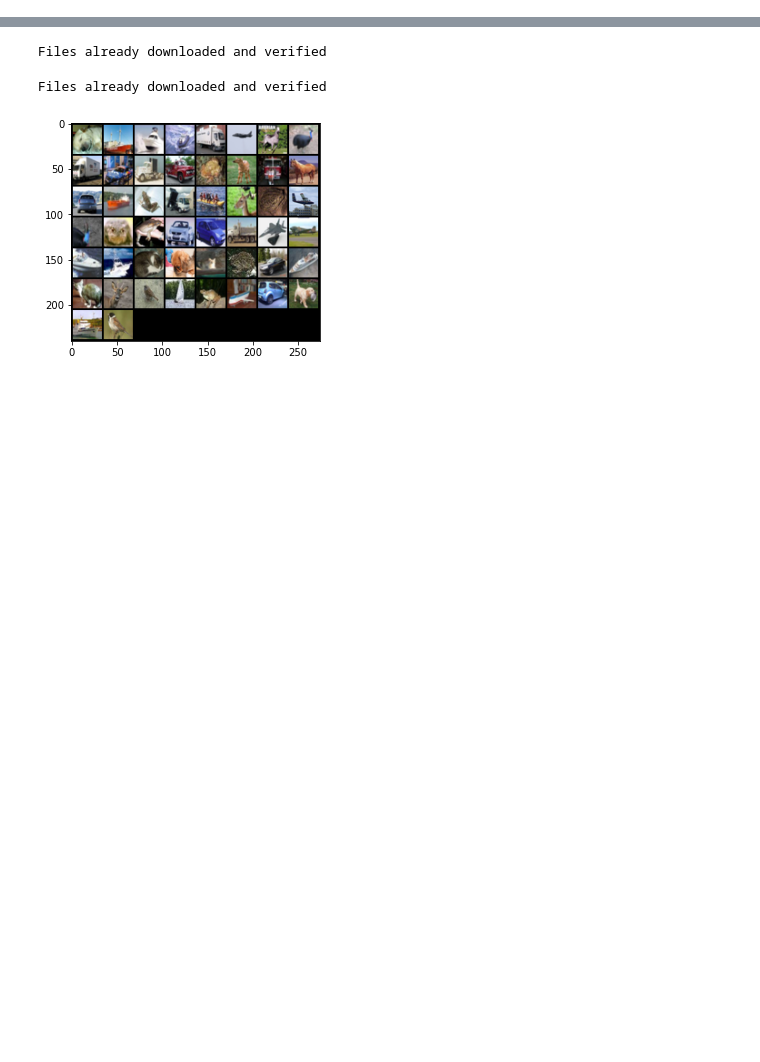
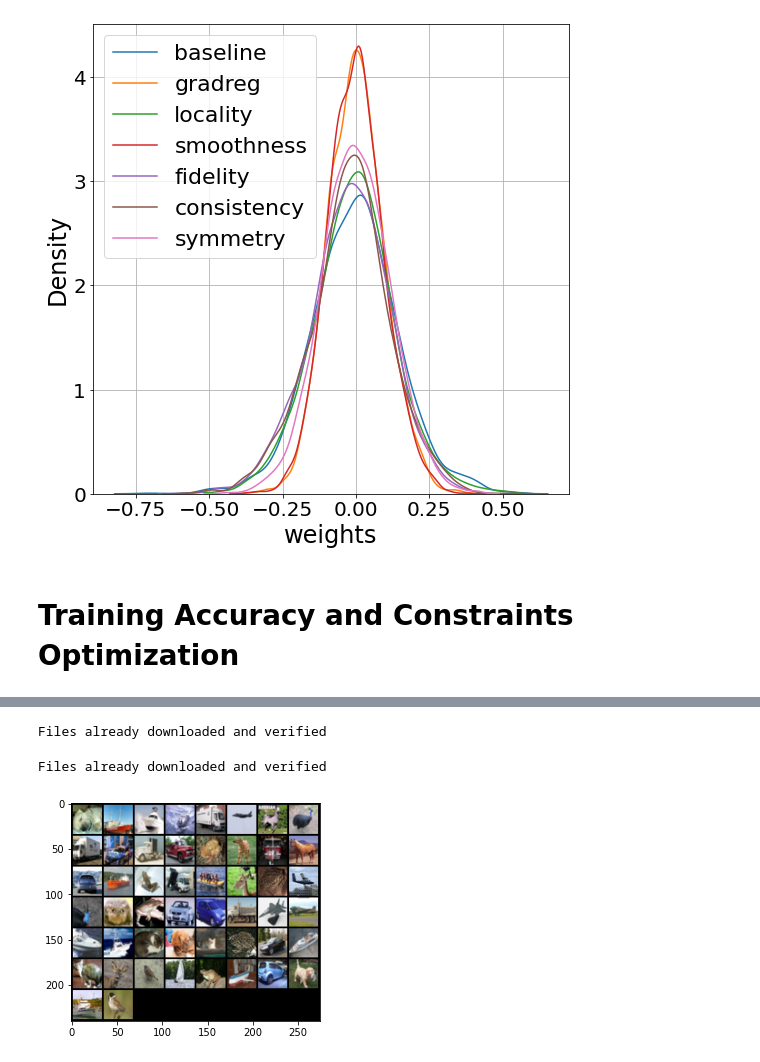
Before and after one commit to mikronco/xai-learning-constraints, a Jupyter notebook: model_training.ipynb, the cells around one changed output, grey strips where cells are left out. Saved outputs shown, nothing was run; the diff lists cells and outputs as text; code cells hidden in the pictures; blank space fills up the shorter version.

```diff
--- a/model_training.ipynb
+++ b/model_training.ipynb
@@ -23,3 +30,5 @@ from sklearn.cluster import MiniBatchKMeans
 # %%
 import ssl
 ssl._create_default_https_context = ssl._create_unverified_context
+# %%
+outfolder = r".\results\plots"
@@ -25,0 +41,8 @@ ssl._create_default_https_context = ssl._create_unverified_context
+# %%
+plt.rc("font", size=24)
+plt.rc("axes", labelsize=24)
+plt.rc("xtick", labelsize=20)
+plt.rc("ytick", labelsize=20)
+plt.rc("legend", fontsize=22)
+plt.rc("lines", markersize=20)
+plt.rcParams['axes.grid'] = True
@@ -25,0 +80,39 @@ ssl._create_default_https_context = ssl._create_unverified_context
+# %%
+fid_c1 =  list(bmodel.conv2[0].weight.data.squeeze().detach().cpu().flatten().numpy())
+fw = pd.DataFrame({"weights": fid_c1 })
+
+base_c1 =  list(fmodel.conv2[0].weight.data.squeeze().detach().cpu().flatten().numpy())
+bw = pd.DataFrame({"weights": base_c1 })
+
+gradreg_c1 =  list(rmodel.conv2[0].weight.data.squeeze().detach().cpu().flatten().numpy())
+rw = pd.DataFrame({"weights": gradreg_c1 })
+
+
+loc_c1 = list(lmodel.conv2[0].weight.data.squeeze().detach().cpu().flatten().numpy())
+lw = pd.DataFrame({"weights": loc_c1 })
+
+smt_c1 = list(stmodel.conv2[0].weight.data.squeeze().detach().cpu().flatten().numpy())
+smtw = pd.DataFrame({"weights": smt_c1 })
+
+sym_c1 = list(symodel.conv2[0].weight.data.squeeze().detach().cpu().flatten().numpy())
+symw = pd.DataFrame({"weights": sym_c1 })
+
+cons_c1 =  list(cmodel.conv2[0].weight.data.squeeze().detach().cpu().flatten().numpy())
+conw = pd.DataFrame({"weights": cons_c1 })
+# %%
+plt.figure(figsize=(8,8))
+sns.kdeplot(data=bw, x="weights", label="baseline")
+sns.kdeplot(data=rw, x="weights", label="gradreg")
+sns.kdeplot(data=lw, x="weights", label="locality")
+sns.kdeplot(data=smtw, x="weights", label="smoothness")
+sns.kdeplot(data=fw, x="weights", label="fidelity")
+sns.kdeplot(data=conw, x="weights", label="consistency")
+sns.kdeplot(data=symw, x="weights", label="symmetry")
+plt.legend()
+plt.tight_layout()
+plt.savefig(os.path.join(outfolder, "weights_distr.png"), bbox_inches="tight", dpi=1100)
+plt.show()
+# %% [output]
+[figure, added]
+# %% [markdown]
+# Training Accuracy and Constraints Optimization
```
Also changed, not shown: parts of 124 cells of this notebook, 14 other files.
